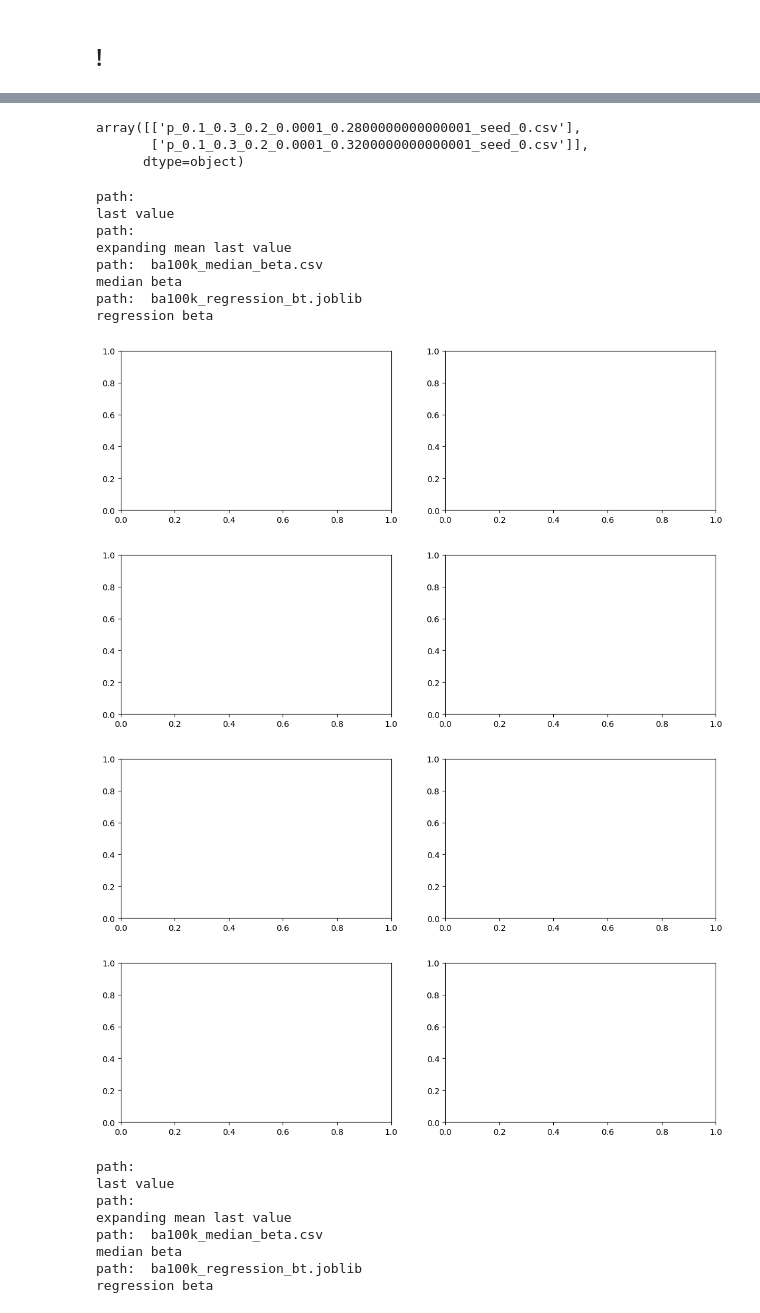
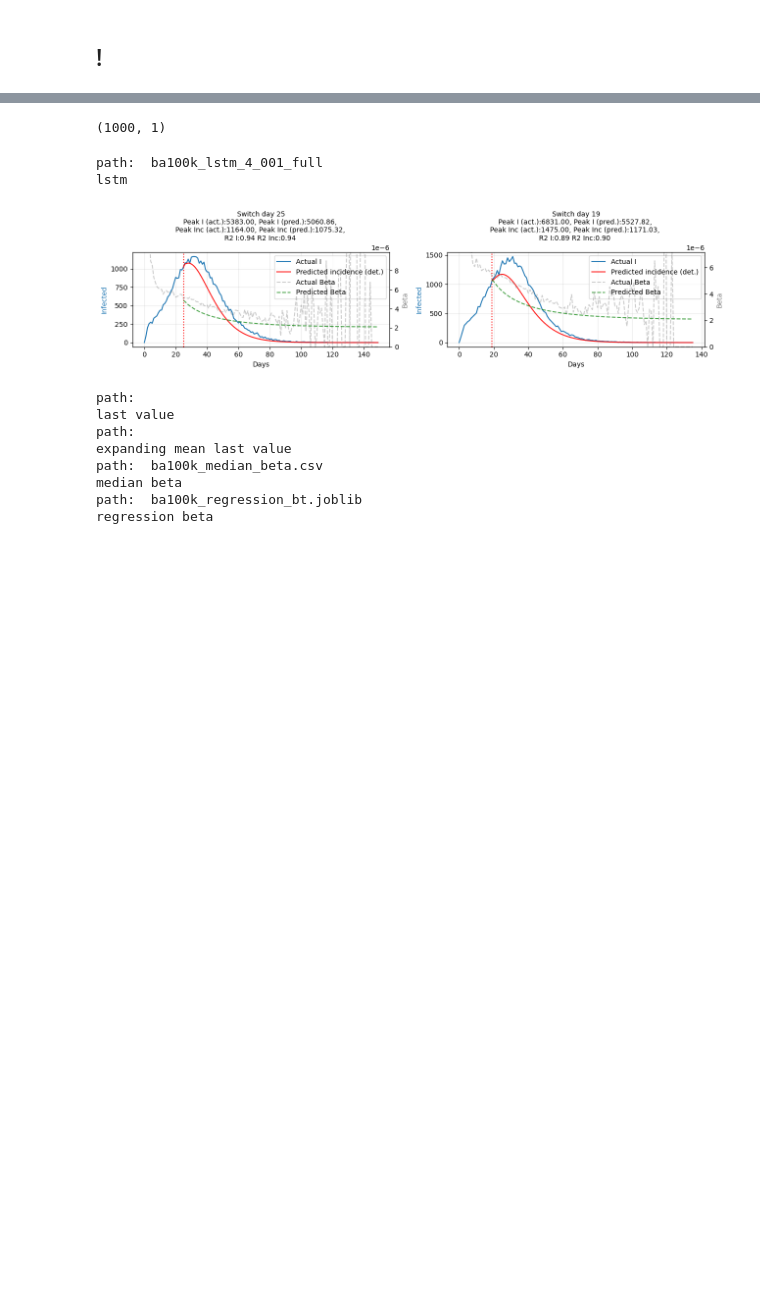
Before and after one commit to Mpkosh/network_hybrid_33, a Jupyter notebook: apply_and_see-Copy1.ipynb, the cells around one changed output, grey strips where cells are left out. Saved outputs shown, nothing was run; the diff lists cells and outputs as text; code cells hidden in the pictures; blank space fills up the shorter version.

Commit message:
lstm sw s10

```diff
--- a/apply_and_see-Copy1.ipynb
+++ b/apply_and_see-Copy1.ipynb
@@ -236,28 +230,17 @@ sw.shape
 # %%
 sw = pd.read_csv('ba_test_files.csv').values
 # %%
-sw[::10][:2]
+sw[::10][1400:].shape
 # %% [output]
-array([['p_0.1_0.3_0.2_0.0001_0.2800000000000001_seed_0.csv'],
-       ['p_0.1_0.3_0.2_0.0001_0.3200000000000001_seed_0.csv']],
-      dtype=object)
+(1000, 1)
 # %%
-apply_methods(seed_dirs="../new_ba_100000/",
-              seed_numbers=sw[::10][:2], on_incidence=True,
-              idx_s=0, idx_e=4, show_fig_flag=True,
+apply_methods(seed_dirs="../hybrid_surrogate/sim_data/new_ba_100000/",
+              seed_numbers=sw[4000::10][:2], on_incidence=True,
+              idx_s=4, idx_e=5, show_fig_flag=True,
              is_filename=True, sigma=0.3, gamma=0.2,
               perc_switch=0.01,
              suff_m='ba100k', suff='ba100k_10')
 # %% [output]
-path:
-last value
-path:
-expanding mean last value
-path:  ba100k_median_beta.csv
-median beta
-path:  ba100k_regression_bt.joblib
-regression beta
+path:  ba100k_lstm_4_001_full
+lstm
-[figure, old version]
+[figure, new version]
-[figure, removed]
-[figure, removed]
-[figure, removed]
```
Also changed, not shown: parts of 3 cells of this notebook, 3 other files.
